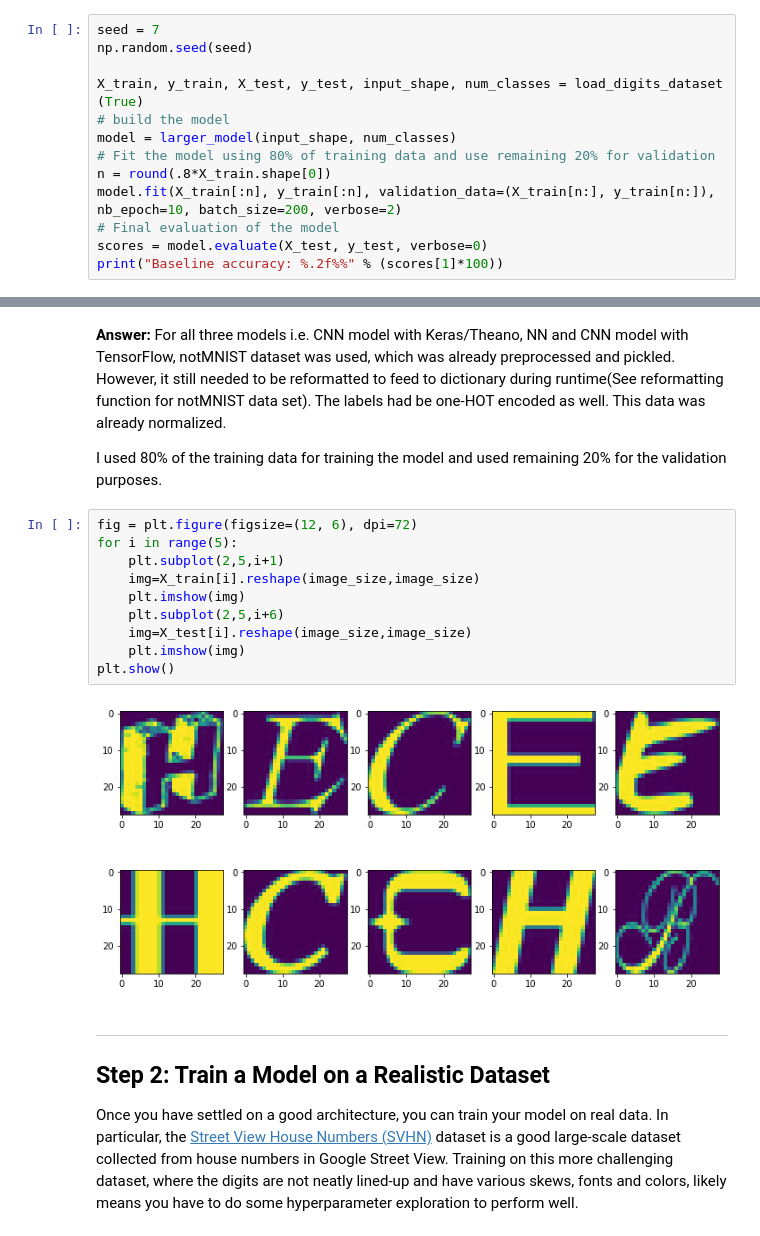
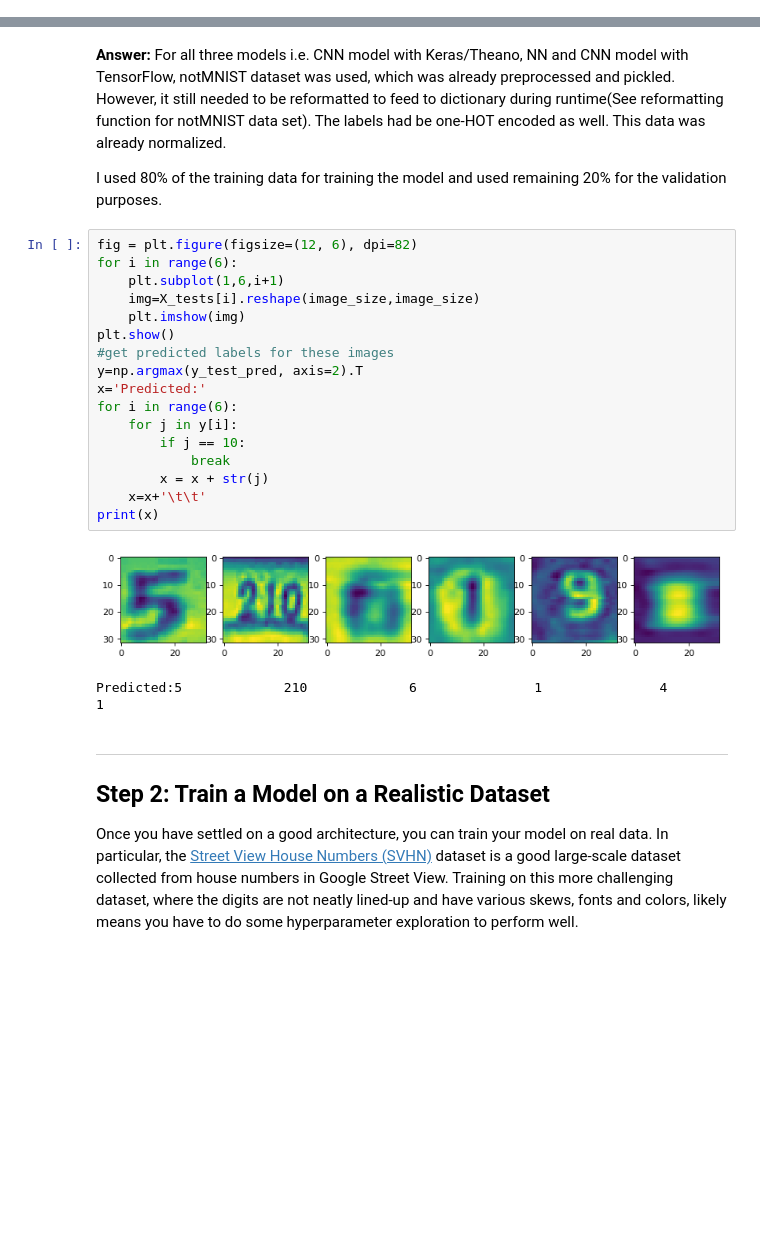
Before and after one commit to dkumar95120/machine_learning_dk, a Jupyter notebook: projects/digit_recognition/digit_recognition.ipynb, the cells around one changed output, grey strips where cells are left out. Drawn from its saved outputs; the diff is of its cells as text; blank space fills up the shorter version.

```diff
--- a/projects/digit_recognition/digit_recognition.ipynb
+++ b/projects/digit_recognition/digit_recognition.ipynb
@@ -571,13 +133,0 @@ def larger_model(input_shape, num_classes):
-# %%
-seed = 7
-np.random.seed(seed)
-
-X_train, y_train, X_test, y_test, input_shape, num_classes = load_digits_dataset (True)
-# build the model
-model = larger_model(input_shape, num_classes)
-# Fit the model using 80% of training data and use remaining 20% for validation
-n = round(.8*X_train.shape[0])
-model.fit(X_train[:n], y_train[:n], validation_data=(X_train[n:], y_train[n:]), nb_epoch=10, batch_size=200, verbose=2)
-# Final evaluation of the model
-scores = model.evaluate(X_test, y_test, verbose=0)
-print("Baseline accuracy: %.2f%%" % (scores[1]*100))
@@ -644,18 +413,26 @@ _How did you train your model? How did you generate your synthetic dataset?_ Inc
 For all three models i.e. CNN model with Keras/Theano, NN and CNN model with TensorFlow, notMNIST dataset was used, which was already preprocessed and pickled. However, it still needed to be reformatted to feed to dictionary during runtime(See reformatting function for notMNIST data set). The labels had be one-HOT encoded as well. This data was already normalized.
 
 I used 80% of the training data for training the model and used remaining 20% for the validation purposes.
-# %%
-fig = plt.figure(figsize=(12, 6), dpi=72)
-for i in range(5):
-    plt.subplot(2,5,i+1)
-    img=X_train[i].reshape(image_size,image_size)
-    plt.imshow(img)
-    plt.subplot(2,5,i+6)
-    img=X_test[i].reshape(image_size,image_size)
-    plt.imshow(img)
-plt.show()
-# %% [output]
-[figure, removed]
+# %%
+fig = plt.figure(figsize=(12, 6), dpi=82)
+for i in range(6):
+    plt.subplot(1,6,i+1)
+    img=X_tests[i].reshape(image_size,image_size)
+    plt.imshow(img)
+plt.show()
+#get predicted labels for these images
+y=np.argmax(y_test_pred, axis=2).T
+x='Predicted:'
+for i in range(6):
+    for j in y[i]:
+        if j == 10:
+            break
+        x = x + str(j)
+    x=x+'\t\t'
+print(x)
+# %% [output]
+[figure, added]
+Predicted:5             210             6               1               4               1
 # %% [markdown]
 ----
 ## Step 2: Train a Model on a Realistic Dataset
```
Also changed, not shown: parts of 15 cells of this notebook, 2 other files.
